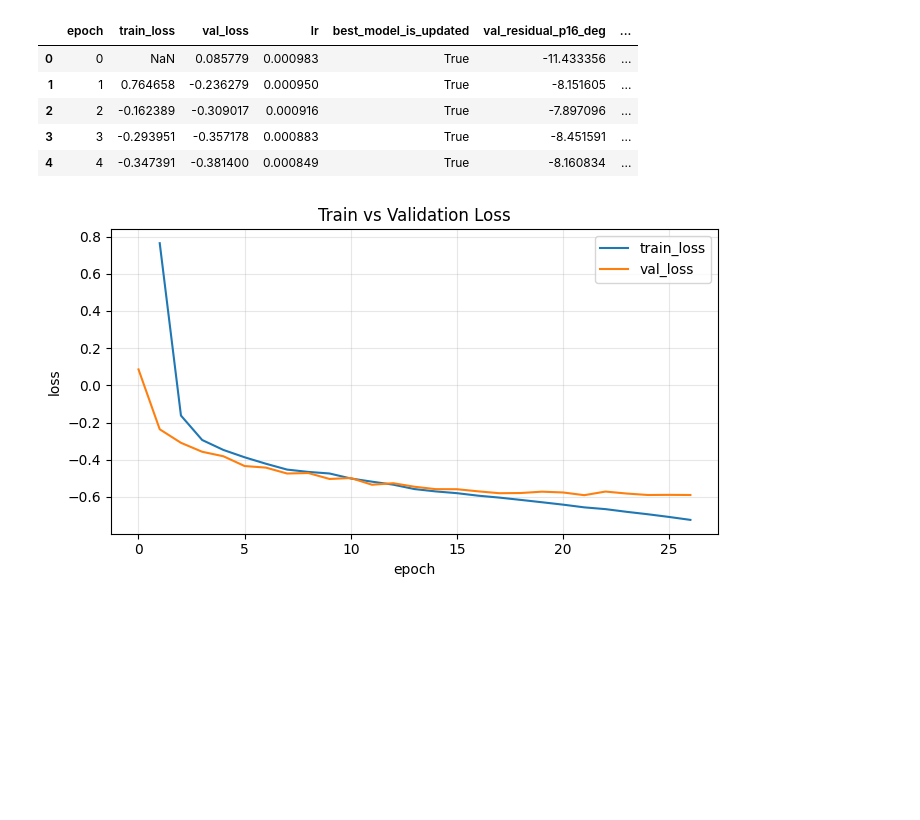
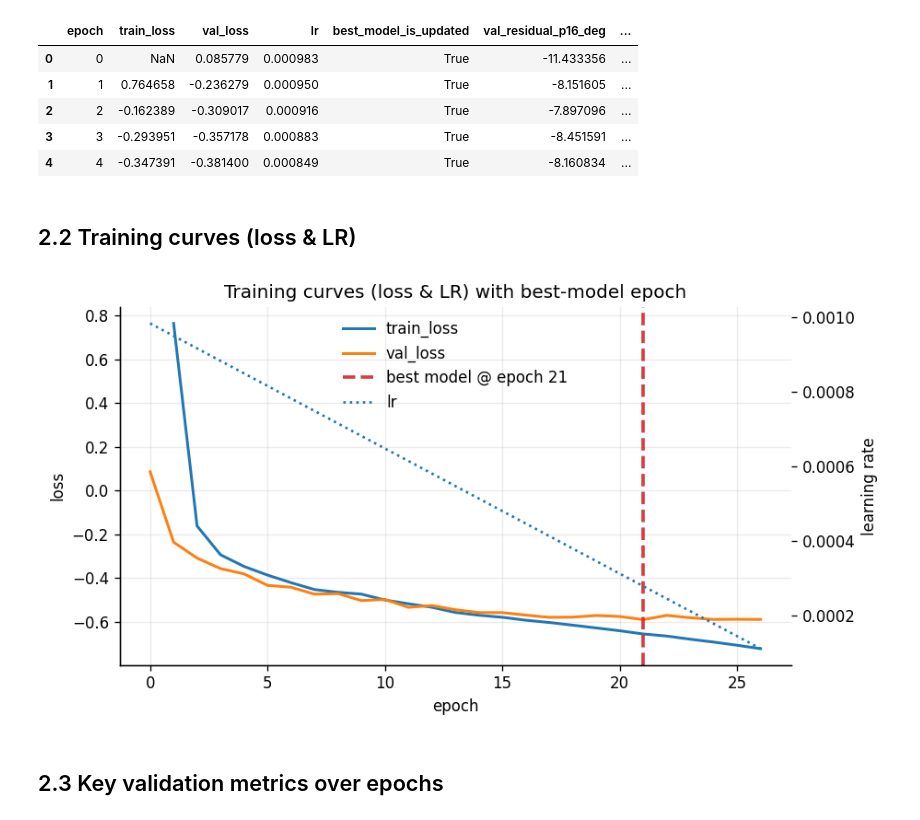
Before and after one commit to kubrabas/Graphnet-Applications, a Jupyter notebook: Training/EventPulseSeries_nonoise/initiative2/analysis/result_analysis_azimuth.ipynb, the cells around one changed output. Saved outputs shown, nothing was run; the diff lists cells and outputs as text; code cells hidden in the pictures; blank space fills up the shorter version.

```diff
--- a/Training/EventPulseSeries_nonoise/initiative2/analysis/result_analysis_azimuth.ipynb
+++ b/Training/EventPulseSeries_nonoise/initiative2/analysis/result_analysis_azimuth.ipynb
@@ -17,6 +25,6 @@ import matplotlib.pyplot as plt
 # %%
-azimuth_test_predictions_path =  Path("azimuth") / "test_predictions.csv"
-azimuth_metrics_path =  Path("azimuth") / "metrics.csv"
+azimuth_test_predictions_path =  Path("../azimuth") / "test_predictions.csv"
+azimuth_metrics_path =  Path("../azimuth") / "metrics.csv"
 df_azimuth_test_predictions = pd.read_csv(azimuth_test_predictions_path)
 df_azimuth_metrics = pd.read_csv(azimuth_metrics_path)
 # %% [markdown]
@@ -461,3 +520,12 @@ print("columns:", list(df_azimuth_metrics.columns))
 # %% [output]
 shape: (27, 13)
 columns: ['epoch', 'train_loss', 'val_loss', 'lr', 'best_model_is_updated', 'val_residual_p16_deg', 'val_residual_p50_deg', 'val_residual_p84_deg', 'val_W_deg', 'val_kappa_p16', 'val_kappa_p50', 'val_ ...
+# %%
+# Identify the epoch where the best model was last updated
+if "best_model_is_updated" in df_azimuth_metrics.columns:
+    _mask = df_azimuth_metrics["best_model_is_updated"].astype(bool)
+    best_epoch = int(df_azimuth_metrics.loc[_mask, "epoch"].max()) if _mask.any() else None
+else:
+    best_epoch = None
+
+print(f"Best-model epoch (last update): {best_epoch}")
@@ -470,16 +540,53 @@ df_azimuth_metrics.head(5)
 | 2 | 2 | -0.162389 | -0.309017 | 0.000916 | True | -7.897096 | ... |
 | 3 | 3 | -0.293951 | -0.357178 | 0.000883 | True | -8.451591 | ... |
 | 4 | 4 | -0.347391 | -0.381400 | 0.000849 | True | -8.160834 | ... |
+# %% [markdown]
+## 2.2 Training curves (loss & LR)
 # %%
-plt.figure(figsize=(7,4))
-plt.plot(df_azimuth_metrics["epoch"], df_azimuth_metrics["train_loss"], label="train_loss")
-plt.plot(df_azimuth_metrics["epoch"], df_azimuth_metrics["val_loss"], label="val_loss")
-plt.xlabel("epoch")
-plt.ylabel("loss")
-plt.title("Train vs Validation Loss")
-plt.grid(True, alpha=0.3)
-plt.legend()
-plt.tight_layout()
+fig, ax = plt.subplots(figsize=(7.8, 4.2))
+
+ax.plot(df_azimuth_metrics["epoch"], df_azimuth_metrics["train_loss"], label="train_loss", linewidth=1.8)
+ax.plot(df_azimuth_metrics["epoch"], df_azimuth_metrics["val_loss"], label="val_loss", linewidth=1.8)
+
+# Best-model epoch (last update)
+if "best_model_is_updated" in df_azimuth_metrics.columns:
+    _mask = df_azimuth_metrics["best_model_is_updated"].astype(bool)
+    _best_epoch = int(df_azimuth_metrics.loc[_mask, "epoch"].max()) if _mask.any() else None
+else:
+    _best_epoch = None
+
+if _best_epoch is not None:
+    ax.axvline(
+        _best_epoch,
+        color="tab:red",
+        linestyle="--",
+        linewidth=2.2,
+        alpha=0.9,
+        label=f"best model @ epoch {_best_epoch}",
+    )
+
+ax.set_xlabel("epoch")
+ax.set_ylabel("loss")
+
+ax2 = None
+if "lr" in df_azimuth_metrics.columns:
+    ax2 = ax.twinx()
+    ax2.plot(df_azimuth_metrics["epoch"], df_azimuth_metrics["lr"], label="lr", linestyle=":", linewidth=1.6)
+    ax2.set_ylabel("learning rate")
+    ax2.grid(False)
+
+# Combined legend
+handles, labels = ax.get_legend_handles_labels()
+if ax2 is not None:
+    h2, l2 = ax2.get_legend_handles_labels()
+    handles += h2
+    labels += l2
+ax.legend(handles, labels, loc="best")
+
+ax.set_title("Training curves (loss & LR) with best-model epoch")
+fig.tight_layout()
 plt.show()
 # %% [output]
-[figure, old version]
+[figure, new version]
+# %% [markdown]
+## 2.3 Key validation metrics over epochs
```
Also changed, not shown: parts of 39 cells of this notebook, 3 other files.
